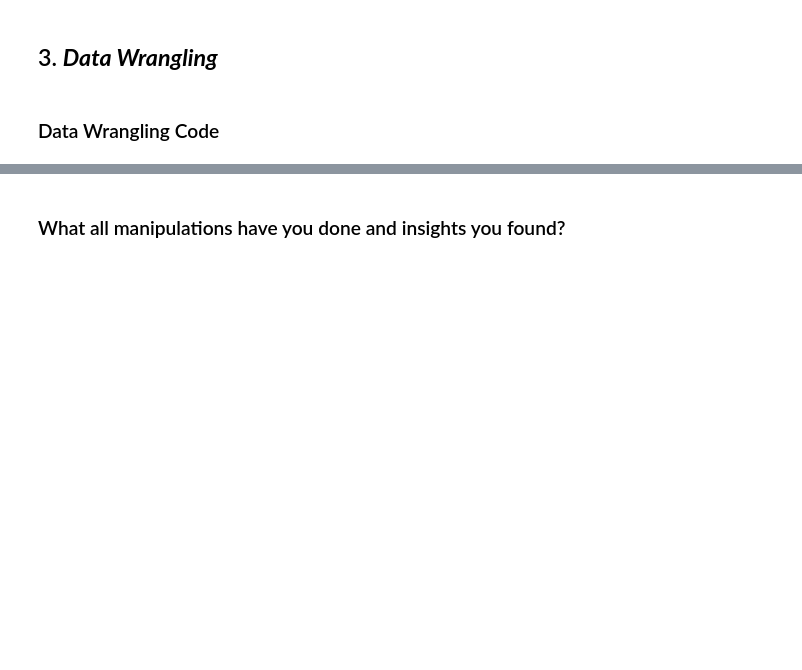
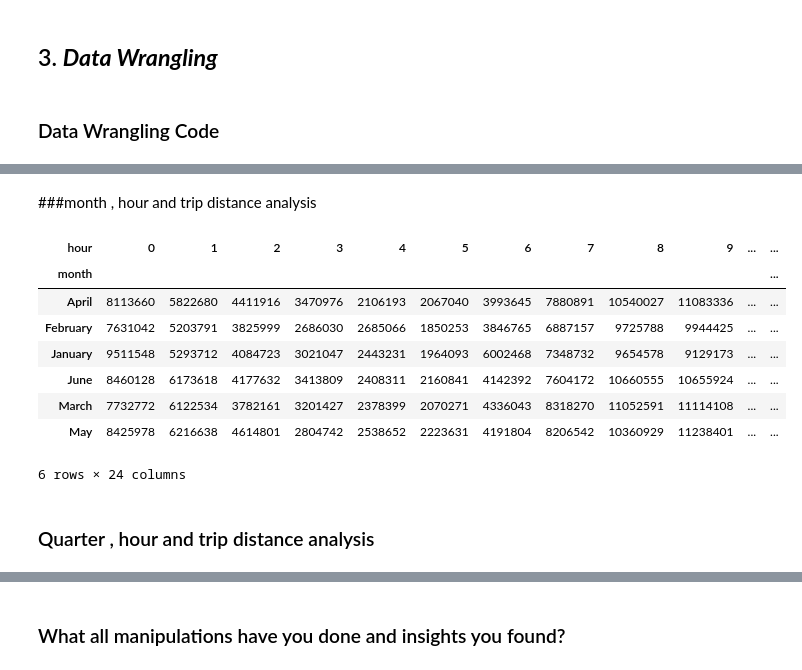
Before and after one commit to Jit562/New_York_Taxi_Service_Prediction, a Jupyter notebook: ML_Techmind_Regression_Project_.ipynb, the cells around one changed output, grey strips where cells are left out. Drawn from its saved outputs; the diff is of its cells as text; code cells hidden in the pictures; blank space fills up the shorter version.

```diff
--- a/ML_Techmind_Regression_Project_.ipynb
+++ b/ML_Techmind_Regression_Project_.ipynb
@@ -691,0 +1401,16 @@ taxi['trip_duration'].nunique()
+# %% [markdown]
+###month , hour and trip distance analysis
+# %%
+taxi.groupby(['month','hour'])['trip_duration'].sum().unstack()
+# %% [output]
+| hour | 0 | 1 | 2 | 3 | 4 | 5 | 6 | 7 | 8 | 9 | ... | ... |
+| month |  |  |  |  |  |  |  |  |  |  |  | ... |
+| April | 8113660 | 5822680 | 4411916 | 3470976 | 2106193 | 2067040 | 3993645 | 7880891 | 10540027 | 11083336 | ... | ... |
+| February | 7631042 | 5203791 | 3825999 | 2686030 | 2685066 | 1850253 | 3846765 | 6887157 | 9725788 | 9944425 | ... | ... |
+| January | 9511548 | 5293712 | 4084723 | 3021047 | 2443231 | 1964093 | 6002468 | 7348732 | 9654578 | 9129173 | ... | ... |
+| June | 8460128 | 6173618 | 4177632 | 3413809 | 2408311 | 2160841 | 4142392 | 7604172 | 10660555 | 10655924 | ... | ... |
+| March | 7732772 | 6122534 | 3782161 | 3201427 | 2378399 | 2070271 | 4336043 | 8318270 | 11052591 | 11114108 | ... | ... |
+| May | 8425978 | 6216638 | 4614801 | 2804742 | 2538652 | 2223631 | 4191804 | 8206542 | 10360929 | 11238401 | ... | ... |
+6 rows × 24 columns
+# %% [markdown]
+### Quarter , hour and trip distance analysis
```
Also changed, not shown: parts of 107 cells of this notebook.
